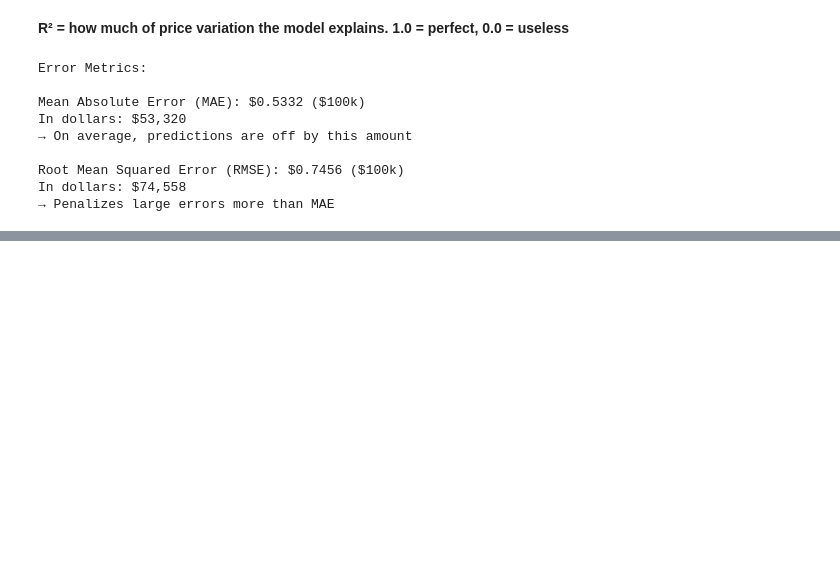
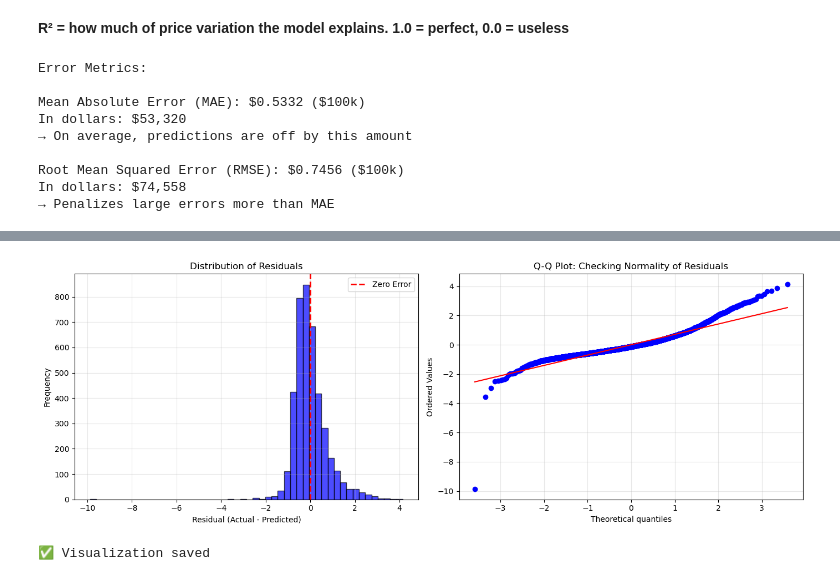
Before and after one commit to cleburn/austin-housing-price-predictor, a Jupyter notebook: notebooks/california_housing_regression.ipynb, the cells around one changed output, grey strips where cells are left out. Cells and saved outputs as stored; diff of their text form; code cells hidden in the pictures; blank space fills up the shorter version.

Commit message:
feat: completed model evaluation with residual analysis and cross-validation

```diff
--- a/notebooks/california_housing_regression.ipynb
+++ b/notebooks/california_housing_regression.ipynb
@@ -449,3 +449,20 @@ Top 3 Most Important Features:
   1. AveBedrms: 0.7831
   2. MedInc: 0.4487
   3. Longitude: 0.4337
+# %%
+# Calculate residuals
+residuals = y_test - y_pred
+
+print("Residual Statistics:")
+print(f"Mean residual: {residuals.mean():.4f} (should be ~0)")
+print(f"Std dev of residuals: {residuals.std():.4f}")
+print(f"Min residual: {residuals.min():.4f} (worst underprediction)")
+print(f"Max residual: {residuals.max():.4f} (worst overprediction)")
+
+print("\n" + "="*50)
+print("First 10 residuals:")
+for i in range(10):
+    actual = y_test.iloc[i]
+    predicted = y_pred[i]
+    residual = residuals.iloc[i]
+    print(f"Actual: ${actual:.2f} | Pred: ${predicted:.2f} | Error: ${residual:.2f}")
@@ -451,0 +488,29 @@ Top 3 Most Important Features:
+# %%
+# import matplotlib.pyplot as plt
+# import numpy as np
+
+fig, axes = plt.subplots(1, 2, figsize=(14, 5))
+
+# Histogram of residuals
+axes[0].hist(residuals, bins=50, alpha=0.7, color='blue', edgecolor='black')
+axes[0].axvline(x=0, color='red', linestyle='--', linewidth=2, label='Zero Error')
+axes[0].set_xlabel('Residual (Actual - Predicted)')
+axes[0].set_ylabel('Frequency')
+axes[0].set_title('Distribution of Residuals')
+axes[0].legend()
+axes[0].grid(True, alpha=0.3)
+
+# Q-Q plot (checking if residuals are normally distributed)
+from scipy import stats
+stats.probplot(residuals, dist="norm", plot=axes[1])
+axes[1].set_title('Q-Q Plot: Checking Normality of Residuals')
+axes[1].grid(True, alpha=0.3)
+
+plt.tight_layout()
+plt.savefig('../visuals/residual_distribution.png', dpi=150, bbox_inches='tight')
+plt.show()
+
+print("✅ Visualization saved")
+# %% [output]
+[figure, added]
+✅ Visualization saved
```
Also changed, not shown: parts of 14 cells of this notebook, 5 other files.
